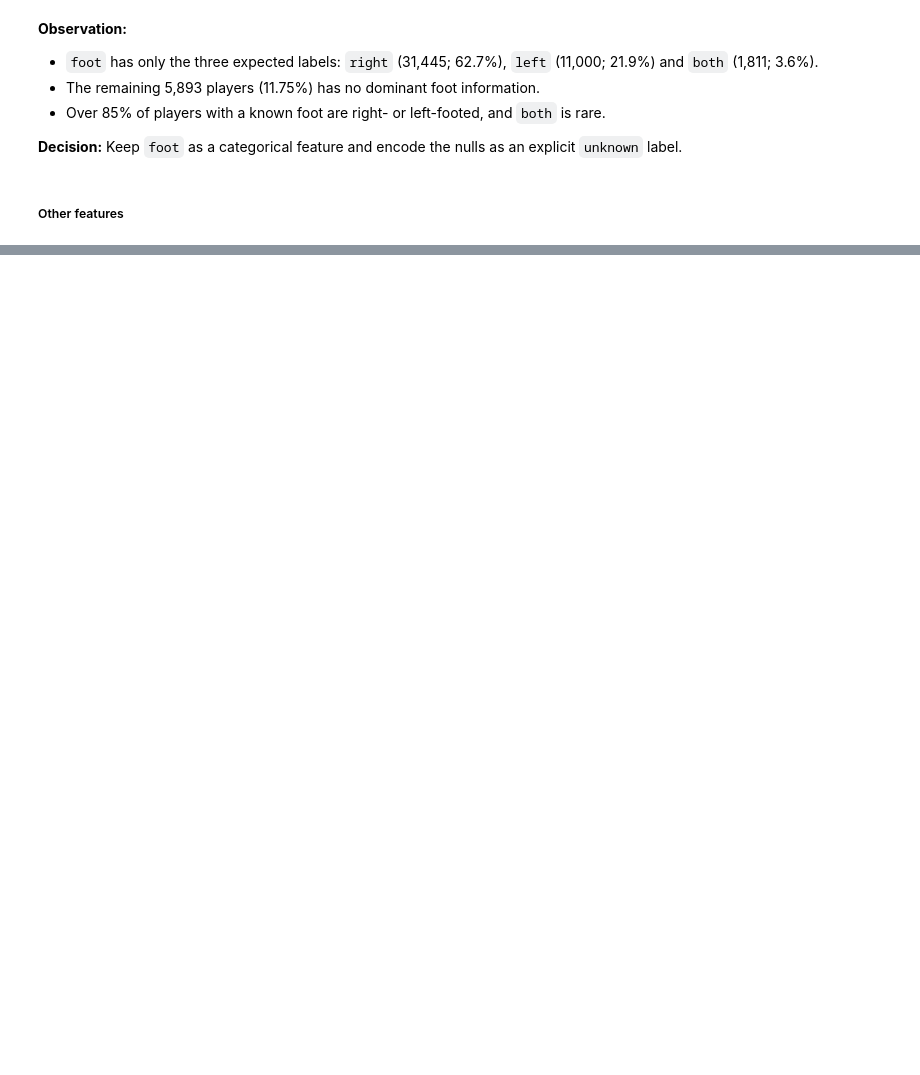
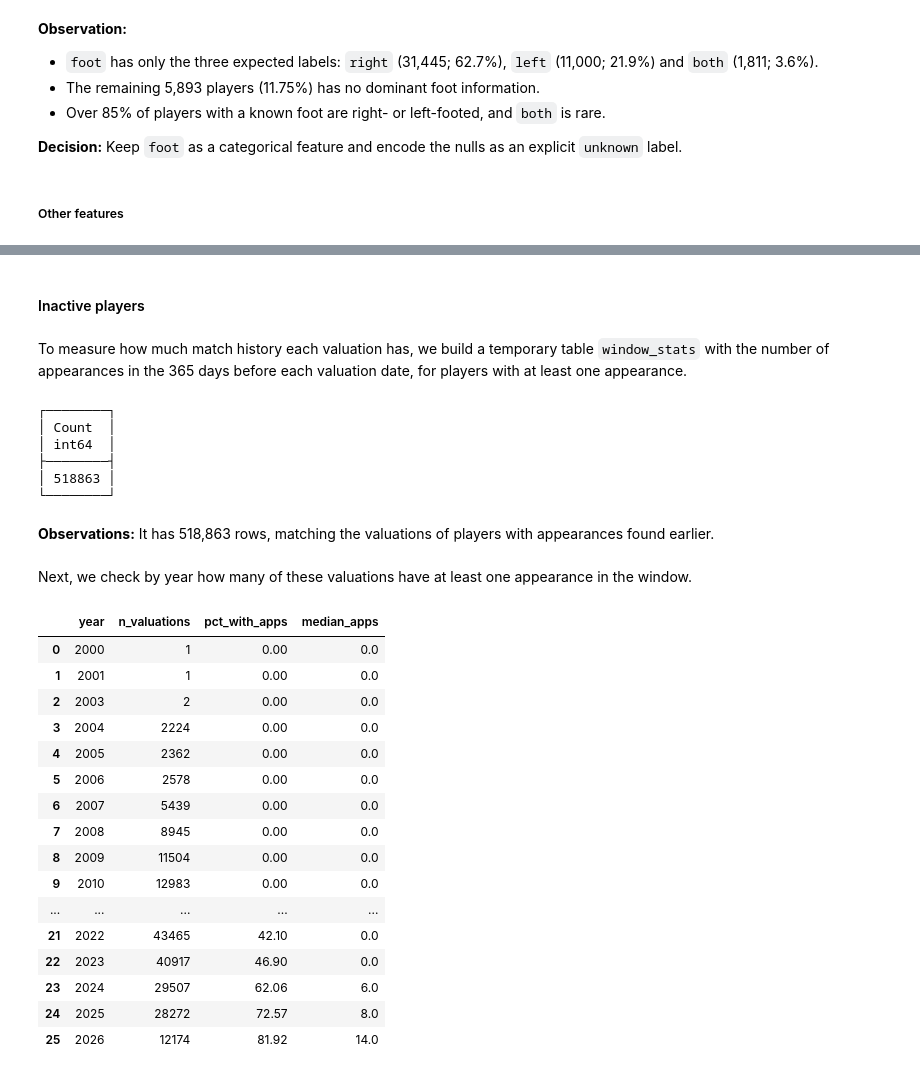
Before and after one commit to nqthinh04/transferformance, a Jupyter notebook: src/notebook/01_data_overview.ipynb, the cells around one changed output, grey strips where cells are left out. Cells and saved outputs as stored; diff of their text form; code cells hidden in the pictures; blank space fills up the shorter version.

```diff
--- a/src/notebook/01_data_overview.ipynb
+++ b/src/notebook/01_data_overview.ipynb
@@ -865,0 +1040,65 @@ con.sql("""
+# %% [markdown]
+#### Inactive players
+# %% [markdown]
+To measure how much match history each valuation has, we build a temporary table `window_stats` with the number of appearances in the 365 days before each valuation date, for players with at least one appearance.
+# %%
+con.sql("""
+    CREATE OR REPLACE TEMP TABLE window_stats AS
+    WITH players_with_appearances AS (
+        SELECT DISTINCT player_id FROM appearances
+    ),
+    valuations_with_appearances AS (
+        SELECT v.player_id, v.date
+        FROM player_valuations v
+        JOIN players_with_appearances pwa USING (player_id)
+    )
+    SELECT
+        vwa.player_id,
+        vwa.date,
+        COUNT(a.game_id) AS n_apps
+    FROM valuations_with_appearances vwa
+    LEFT JOIN appearances a
+        ON  a.player_id = vwa.player_id
+        AND a.date BETWEEN vwa.date - 365 AND vwa.date - 1
+    GROUP BY vwa.player_id, vwa.date
+""").show()
+# %% [output]
+┌────────┐
+│ Count  │
+│ int64  │
+├────────┤
+│ 518863 │
+└────────┘
+# %% [markdown]
+**Observations:** It has 518,863 rows, matching the valuations of players with appearances found earlier.
+# %% [markdown]
+Next, we check by year how many of these valuations have at least one appearance in the window.
+# %%
+con.sql("""
+    SELECT
+        YEAR(w.date) AS "year",
+        COUNT(*) AS "n_valuations",
+        ROUND(100.0 * AVG((w.n_apps > 0)::INT), 2) AS "pct_with_apps",
+        MEDIAN(w.n_apps) AS "median_apps"
+    FROM window_stats w
+    GROUP BY 1
+    ORDER BY 1
+""").df()
+# %% [output]
+|  | year | n_valuations | pct_with_apps | median_apps |
+| 0 | 2000 | 1 | 0.00 | 0.0 |
+| 1 | 2001 | 1 | 0.00 | 0.0 |
+| 2 | 2003 | 2 | 0.00 | 0.0 |
+| 3 | 2004 | 2224 | 0.00 | 0.0 |
+| 4 | 2005 | 2362 | 0.00 | 0.0 |
+| 5 | 2006 | 2578 | 0.00 | 0.0 |
+| 6 | 2007 | 5439 | 0.00 | 0.0 |
+| 7 | 2008 | 8945 | 0.00 | 0.0 |
+| 8 | 2009 | 11504 | 0.00 | 0.0 |
+| 9 | 2010 | 12983 | 0.00 | 0.0 |
+| ... | ... | ... | ... | ... |
+| 21 | 2022 | 43465 | 42.10 | 0.0 |
+| 22 | 2023 | 40917 | 46.90 | 0.0 |
+| 23 | 2024 | 29507 | 62.06 | 6.0 |
+| 24 | 2025 | 28272 | 72.57 | 8.0 |
+| 25 | 2026 | 12174 | 81.92 | 14.0 |
```
Also changed, not shown: parts of 37 cells of this notebook.
